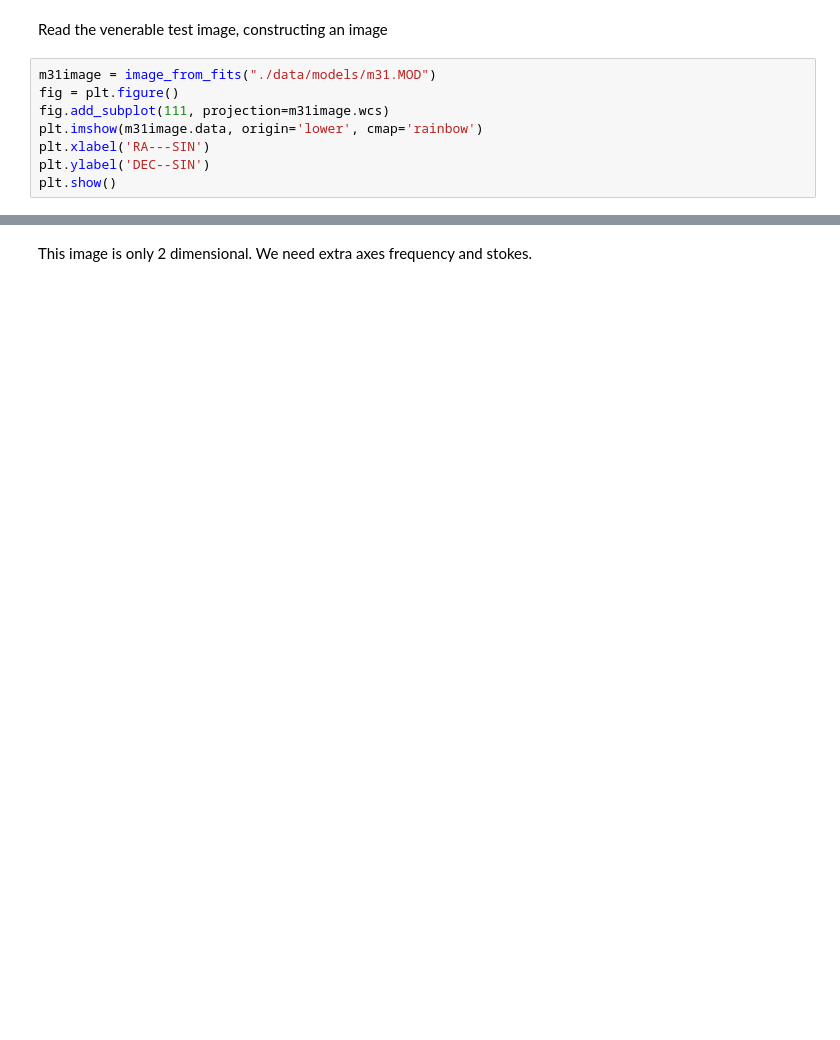
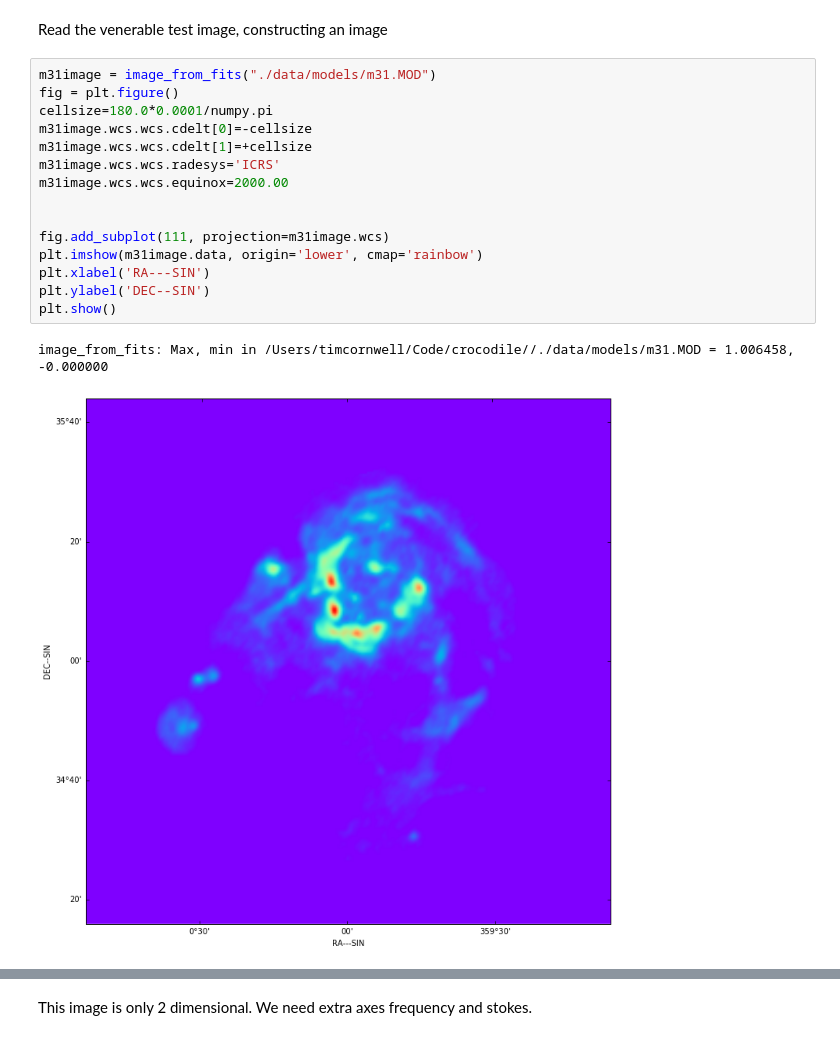
Before and after one commit to SKA-ScienceDataProcessor/algorithm-reference-library, a Jupyter notebook: examples/notebooks/imaging.ipynb, the cells around one changed output, grey strips where cells are left out. Cells and saved outputs as stored; diff of their text form; blank space fills up the shorter version.

```diff
--- a/examples/notebooks/imaging.ipynb
+++ b/examples/notebooks/imaging.ipynb
@@ -53,8 +64,18 @@ Read the venerable test image, constructing an image
 # %%
 m31image = image_from_fits("./data/models/m31.MOD")
 fig = plt.figure()
+cellsize=180.0*0.0001/numpy.pi
+m31image.wcs.wcs.cdelt[0]=-cellsize
+m31image.wcs.wcs.cdelt[1]=+cellsize
+m31image.wcs.wcs.radesys='ICRS'
+m31image.wcs.wcs.equinox=2000.00
+
+
 fig.add_subplot(111, projection=m31image.wcs)
 plt.imshow(m31image.data, origin='lower', cmap='rainbow')
 plt.xlabel('RA---SIN')
 plt.ylabel('DEC--SIN')
 plt.show()
+# %% [output]
+image_from_fits: Max, min in /Users/timcornwell/Code/crocodile//./data/models/m31.MOD = 1.006458, -0.000000
+[figure, added]
```
Also changed, not shown: parts of 16 cells of this notebook, 7 other files.
